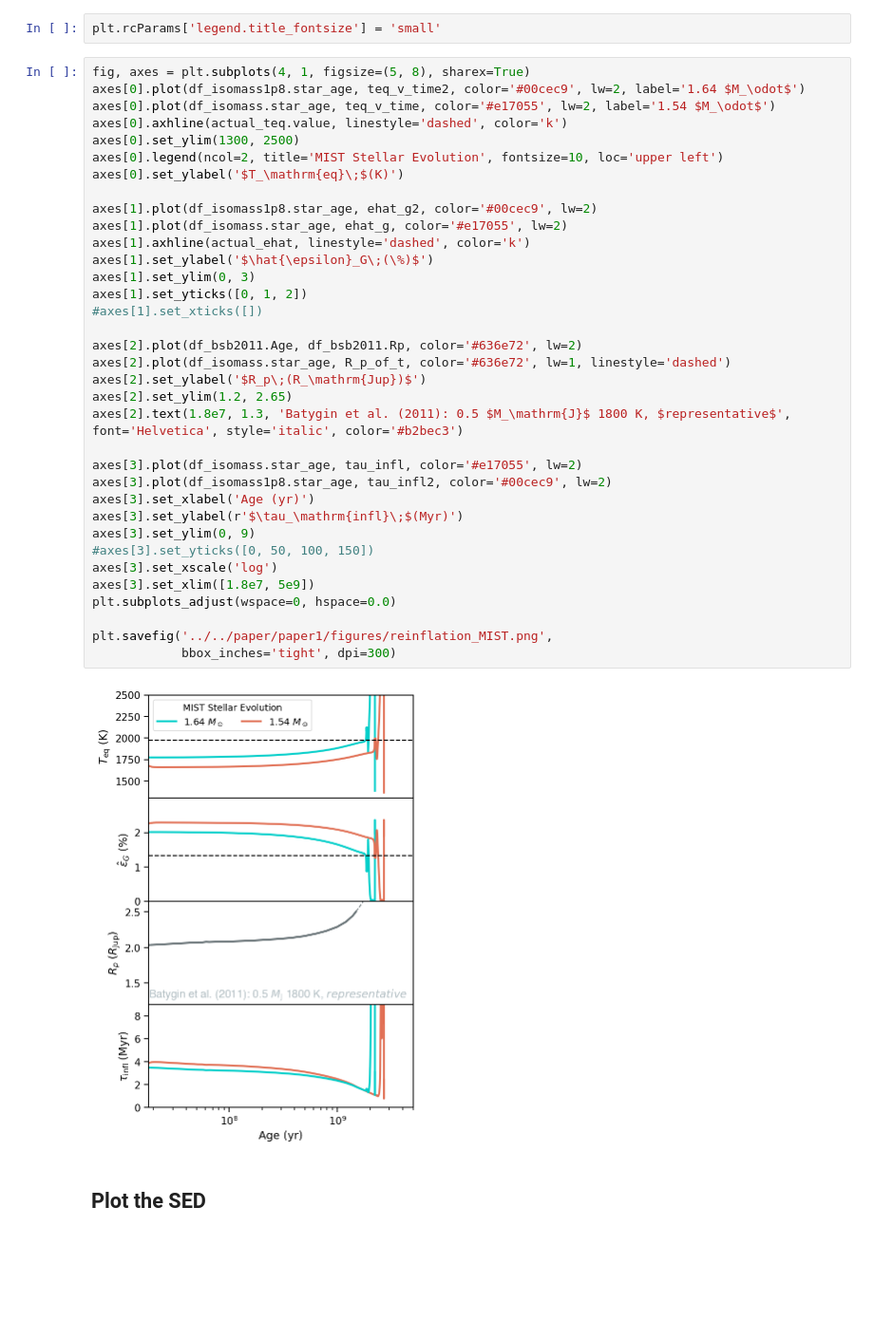
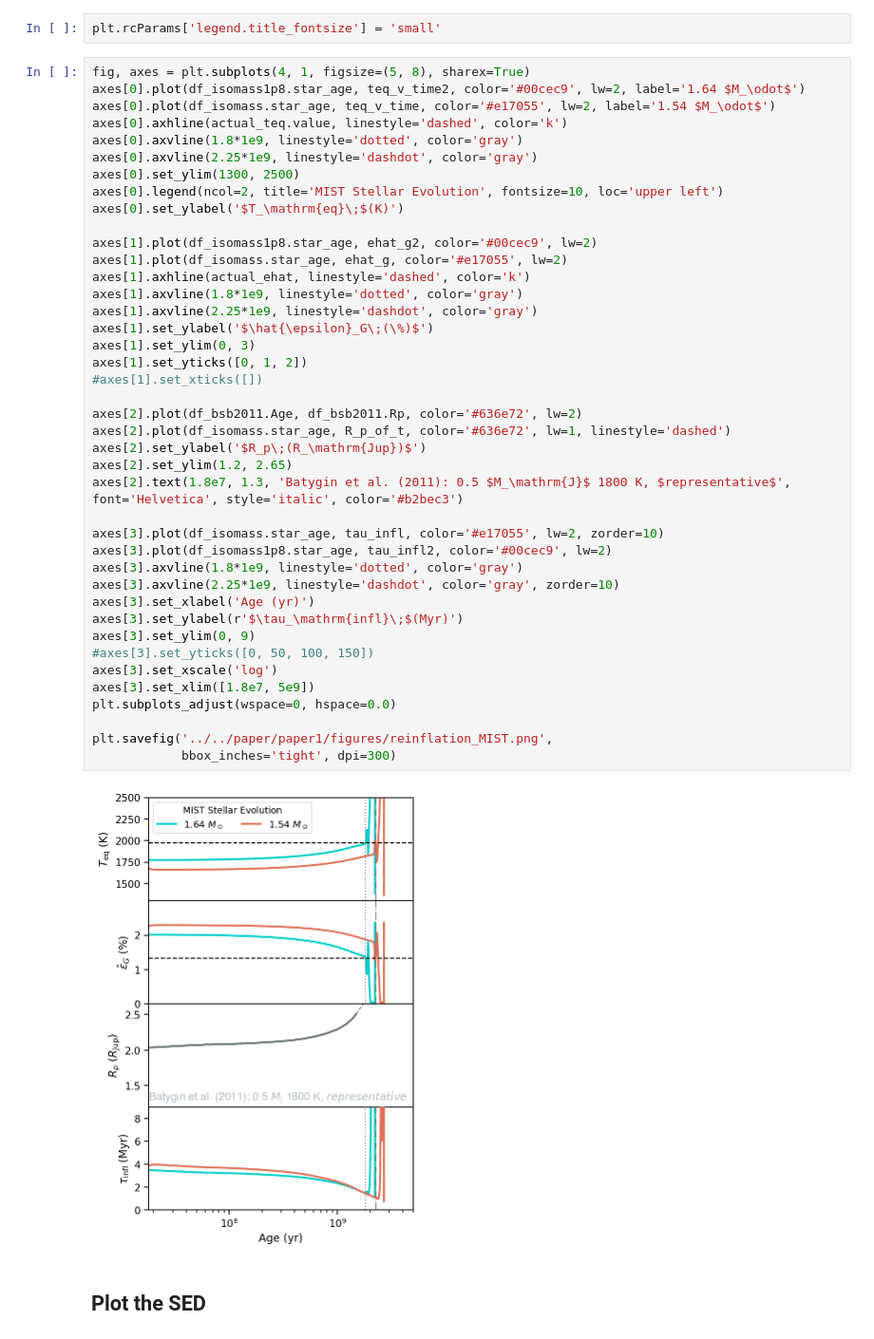
Before and after one commit to BrownDwarf/disperse, a Jupyter notebook: notebooks/07_theory/07_10_isochrones_and_insolation.ipynb, the cells around one changed output. Shown: that part at 95% size. Saved outputs shown, nothing was run; the diff lists cells and outputs as text; blank space fills up the shorter version.

```diff
--- a/notebooks/07_theory/07_10_isochrones_and_insolation.ipynb
+++ b/notebooks/07_theory/07_10_isochrones_and_insolation.ipynb
@@ -329,38 +329,44 @@ fig, axes = plt.subplots(4, 1, figsize=(5, 8), sharex=True)
 axes[0].plot(df_isomass1p8.star_age, teq_v_time2, color='#00cec9', lw=2, label='1.64 $M_\odot$')
 axes[0].plot(df_isomass.star_age, teq_v_time, color='#e17055', lw=2, label='1.54 $M_\odot$')
 axes[0].axhline(actual_teq.value, linestyle='dashed', color='k')
+axes[0].axvline(1.8*1e9, linestyle='dotted', color='gray')
+axes[0].axvline(2.25*1e9, linestyle='dashdot', color='gray')
 axes[0].set_ylim(1300, 2500)
 axes[0].legend(ncol=2, title='MIST Stellar Evolution', fontsize=10, loc='upper left')
 axes[0].set_ylabel('$T_\mathrm{eq}\;$(K)')
 
 axes[1].plot(df_isomass1p8.star_age, ehat_g2, color='#00cec9', lw=2)
 axes[1].plot(df_isomass.star_age, ehat_g, color='#e17055', lw=2)
 axes[1].axhline(actual_ehat, linestyle='dashed', color='k')
+axes[1].axvline(1.8*1e9, linestyle='dotted', color='gray')
+axes[1].axvline(2.25*1e9, linestyle='dashdot', color='gray')
 axes[1].set_ylabel('$\hat{\epsilon}_G\;(\%)$')
 axes[1].set_ylim(0, 3)
 axes[1].set_yticks([0, 1, 2])
 #axes[1].set_xticks([])
 
 axes[2].plot(df_bsb2011.Age, df_bsb2011.Rp, color='#636e72', lw=2)
 axes[2].plot(df_isomass.star_age, R_p_of_t, color='#636e72', lw=1, linestyle='dashed')
 axes[2].set_ylabel('$R_p\;(R_\mathrm{Jup})$')
 axes[2].set_ylim(1.2, 2.65)
 axes[2].text(1.8e7, 1.3, 'Batygin et al. (2011): 0.5 $M_\mathrm{J}$ 1800 K, $representative$', font='Helvetica', style='italic', color='#b2bec3')
 
-axes[3].plot(df_isomass.star_age, tau_infl, color='#e17055', lw=2)
+axes[3].plot(df_isomass.star_age, tau_infl, color='#e17055', lw=2, zorder=10)
 axes[3].plot(df_isomass1p8.star_age, tau_infl2, color='#00cec9', lw=2)
+axes[3].axvline(1.8*1e9, linestyle='dotted', color='gray')
+axes[3].axvline(2.25*1e9, linestyle='dashdot', color='gray', zorder=10)
 axes[3].set_xlabel('Age (yr)')
 axes[3].set_ylabel(r'$\tau_\mathrm{infl}\;$(Myr)')
 axes[3].set_ylim(0, 9)
 #axes[3].set_yticks([0, 50, 100, 150])
 axes[3].set_xscale('log')
 axes[3].set_xlim([1.8e7, 5e9])
 plt.subplots_adjust(wspace=0, hspace=0.0)
 
 plt.savefig('../../paper/paper1/figures/reinflation_MIST.png',
             bbox_inches='tight', dpi=300)
 # %% [output]
-[figure, old version]
+[figure, new version]
 # %% [markdown]
 ## Plot the SED
 # %% [markdown]
```
Also changed, not shown: parts of 1 cell of this notebook, 4 other files.
